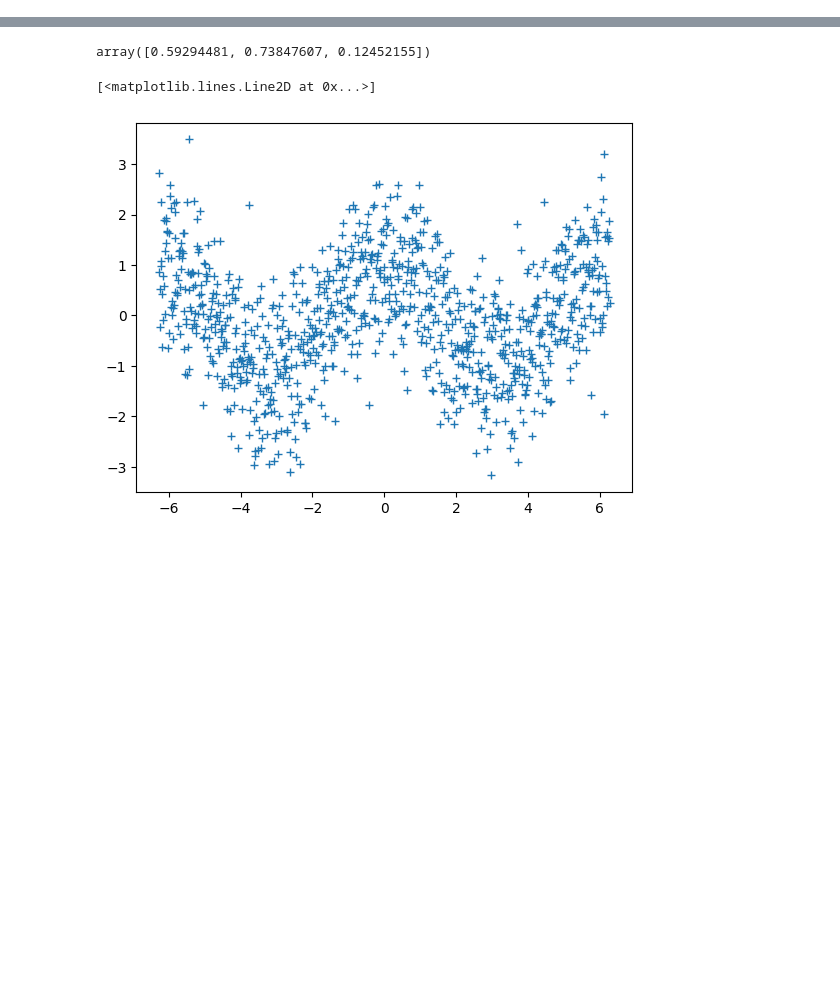
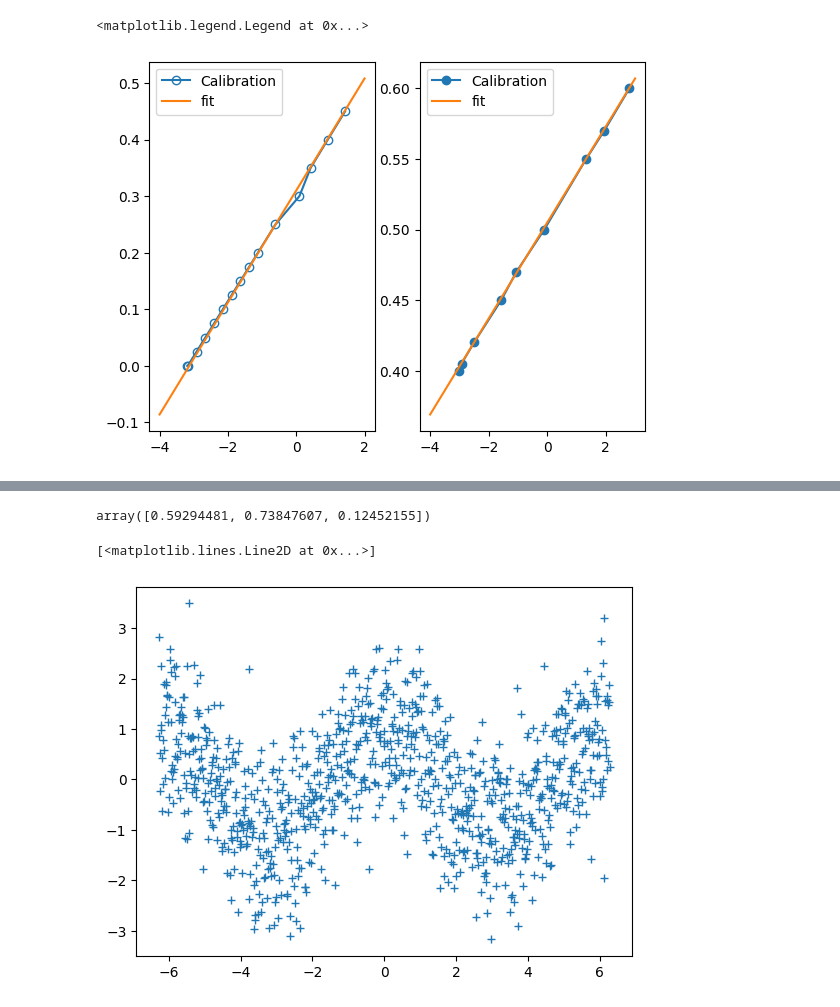
Before and after one commit to youngung/lectures, a Jupyter notebook: 1_2_data_mse/JupyterNotebooks/08w_matplotlib.ipynb, the cells around one changed output, grey strips where cells are left out. Saved outputs shown, nothing was run; the diff lists cells and outputs as text; code cells hidden in the pictures; blank space fills up the shorter version.

```diff
--- a/1_2_data_mse/JupyterNotebooks/08w_matplotlib.ipynb
+++ b/1_2_data_mse/JupyterNotebooks/08w_matplotlib.ipynb
@@ -6,0 +38,40 @@ import numpy as np
+# %%
+import matplotlib.pyplot as plt
+c1=np.loadtxt('calibration1.txt')
+c2=np.loadtxt('calibration2.txt')
+
+fig=plt.figure()
+ax1=fig.add_subplot(121)
+ax2=fig.add_subplot(122)
+
+y=c1[:,0] # extension in [mm]
+x=c1[:,1] # voltage
+ind=np.argsort(x)
+y=y[ind]
+x=x[ind]
+ax1.plot(x,y,'-o',mfc='None',label='Calibration')
+ind=np.argsort(c1)
+
+## let's find out what y=ax+b fits this equation well.
+a1=0.099
+b1=0.31
+xs=np.linspace(-4,2)
+ys=xs*a1+b1
+ax1.plot(xs,ys,label='fit')
+ax1.legend()
+
+y=c2[:,0]
+x=c2[:,1]
+ind=np.argsort(x)
+x=x[ind]
+y=y[ind]
+ax2.plot(x,y,'-o',label='Calibration')
+a2=0.034
+b2=0.505
+xs=np.linspace(-4,3)
+ys=xs*a2+b2
+ax2.plot(xs,ys,label='fit')
+ax2.legend()
+# %% [output]
+<matplotlib.legend.Legend at 0x...>
+[figure, added]
```
Also changed, not shown: parts of 7 cells of this notebook, 1 other file.
